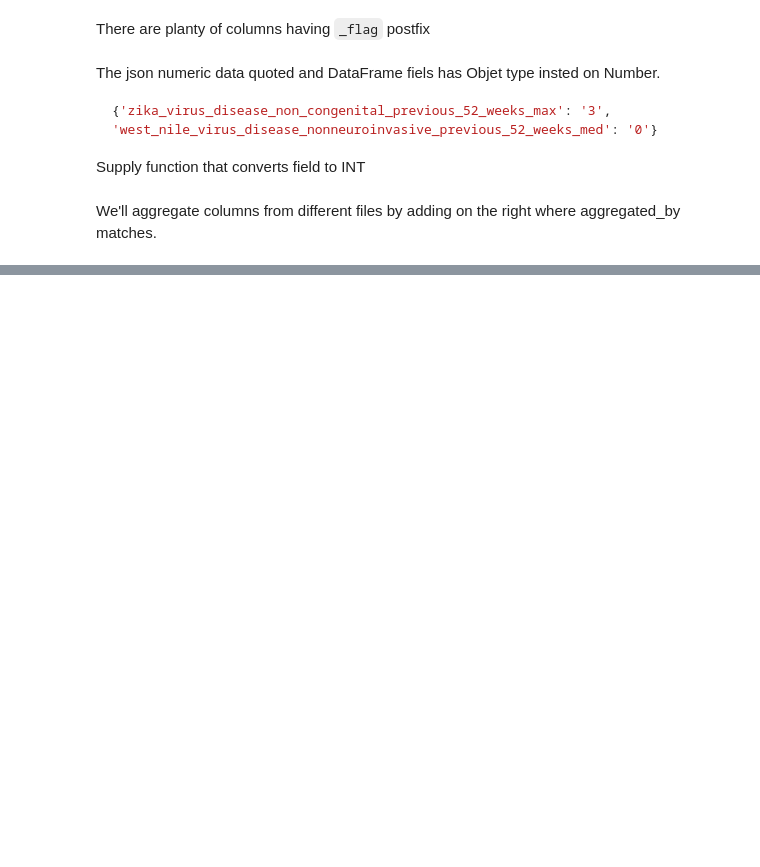
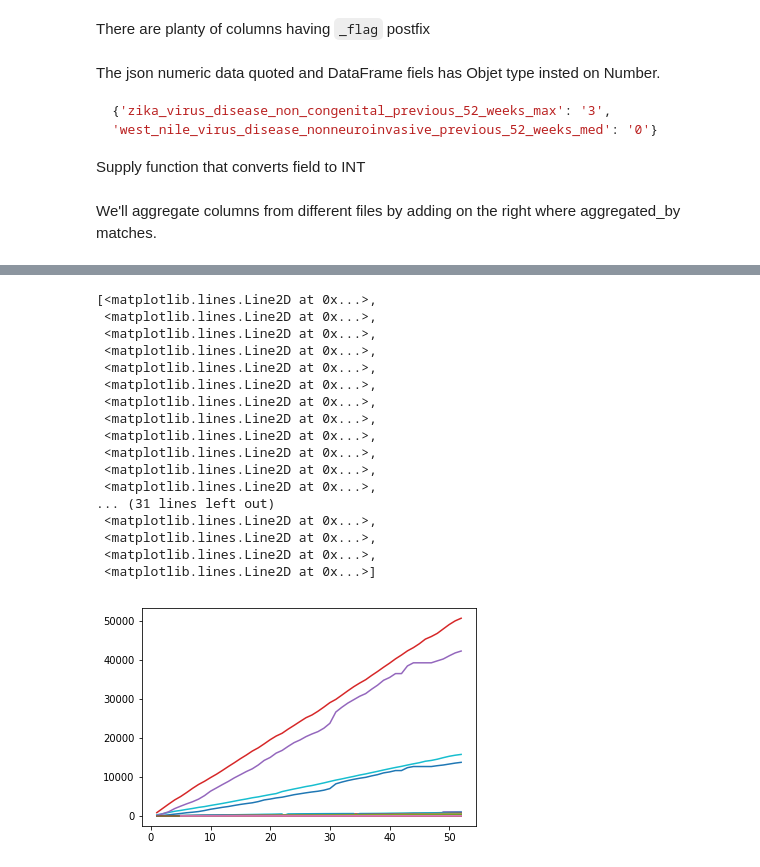
Before and after one commit to borodark/wsu, a Jupyter notebook: platforms/assignment_1.ipynb, the cells around one changed output, grey strips where cells are left out. Drawn from its saved outputs; the diff is of its cells as text; code cells hidden in the pictures; blank space fills up the shorter version.

Commit message:
I am plotting

```diff
--- a/platforms/assignment_1.ipynb
+++ b/platforms/assignment_1.ipynb
@@ -37,4 +37,4 @@ datasets = ["rxmp-xjpc","ttj2-zsyk", "i42d-szcv",
 # %% [markdown]
 Connect to the site `"data.cdc.gov"`
 # %%
-client = Socrata("data.cdc.gov", None)#, os.environ['SOCRATA_TOKEN'])
+client = Socrata("data.cdc.gov", os.environ['SOCRATA_TOKEN'])
@@ -75,7 +75,7 @@ to_numbers= lambda row: dict(map(lambda kv: (kv[0],int(str(kv[1]))) if str(kv[1]
 # %% [markdown]
 We'll aggregate columns from different files by adding on the right where aggregated_by matches.
 # %%
-aggregate_by = ['reporting_area','mmwr_year','mmwr_week' ]
+index_by = ['reporting_area','mmwr_week' ]
 # %%
 
 all_three=[]
@@ -173,0 +196,5 @@ After dedup shape is:  (162, 108)
+# %%
+cums = union_of_all_files_df.filter(regex='cum', axis= 'columns')
+print(cums.shape)
+print(cums.columns)
+print(cums.index)
@@ -173,0 +221,4 @@ After dedup shape is:  (162, 108)
+# %%
+mi_cums= cums.loc['MICHIGAN']
+print(mi_cums.shape)
+print(mi_cums.index)
@@ -173,0 +242,21 @@ After dedup shape is:  (162, 108)
+# %%
+plot(mi_cums.index,mi_cums.values)
+# %% [output]
+[<matplotlib.lines.Line2D at 0x...>,
+ <matplotlib.lines.Line2D at 0x...>,
+ <matplotlib.lines.Line2D at 0x...>,
+ <matplotlib.lines.Line2D at 0x...>,
+ <matplotlib.lines.Line2D at 0x...>,
+ <matplotlib.lines.Line2D at 0x...>,
+ <matplotlib.lines.Line2D at 0x...>,
+ <matplotlib.lines.Line2D at 0x...>,
+ <matplotlib.lines.Line2D at 0x...>,
+ <matplotlib.lines.Line2D at 0x...>,
+ <matplotlib.lines.Line2D at 0x...>,
+ <matplotlib.lines.Line2D at 0x...>,
+... (31 lines left out)
+ <matplotlib.lines.Line2D at 0x...>,
+ <matplotlib.lines.Line2D at 0x...>,
+ <matplotlib.lines.Line2D at 0x...>,
+ <matplotlib.lines.Line2D at 0x...>]
+[figure, added]
```
Also changed, not shown: parts of 12 cells of this notebook, 1 other file.
